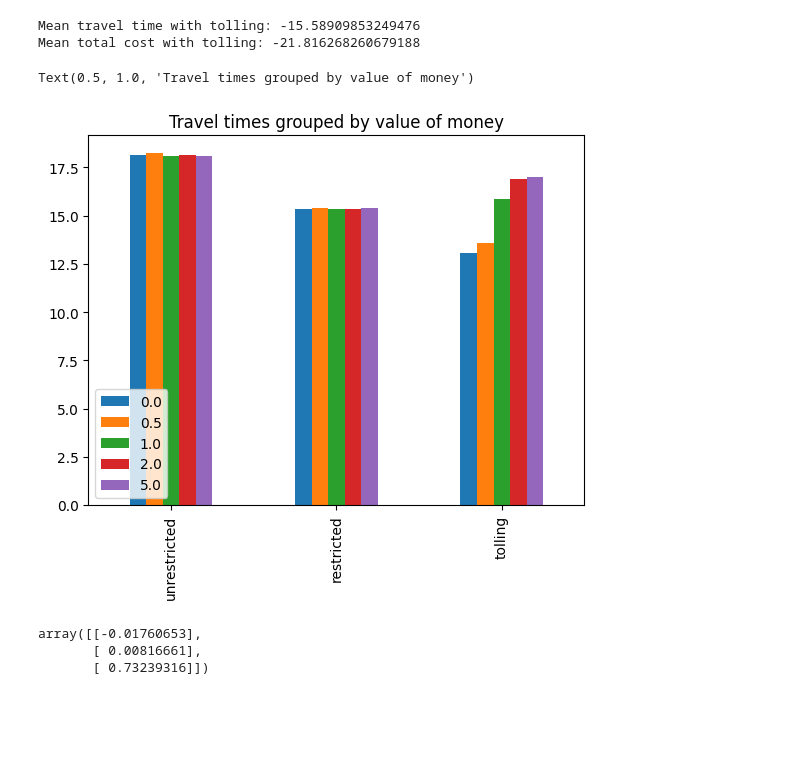
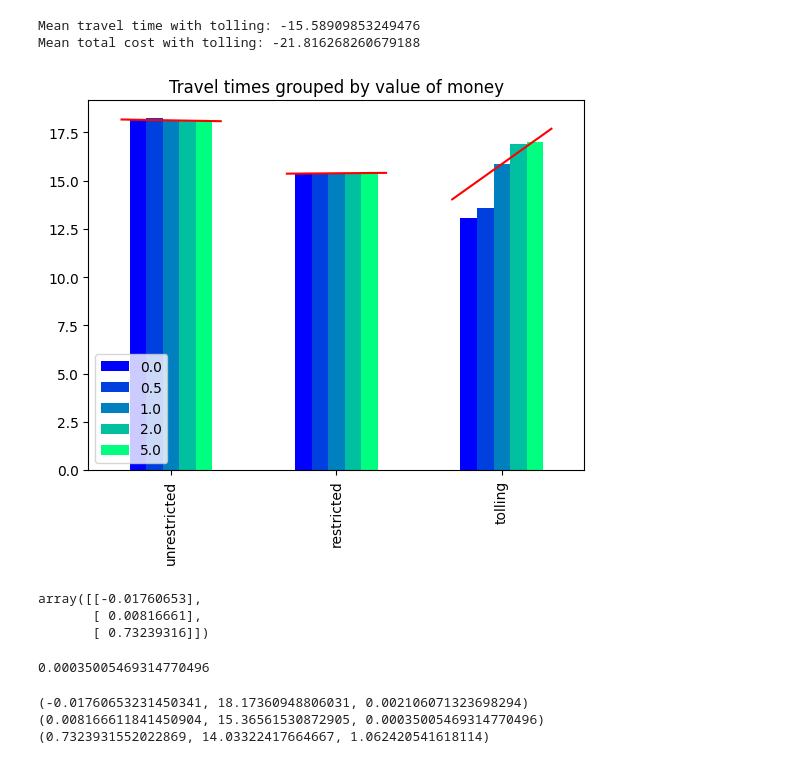
Before and after one commit to michoest/aamas-2024, a Jupyter notebook: src/traffic/v3/single_braess.ipynb, the cells around one changed output. Cells and saved outputs as stored; diff of their text form; code cells hidden in the pictures; blank space fills up the shorter version.

```diff
--- a/src/traffic/v3/single_braess.ipynb
+++ b/src/traffic/v3/single_braess.ipynb
@@ -210,11 +211,14 @@ t = car_stats_tolling.groupby('value_of_money')['travel_time'].mean()
 
 travel_times = pd.concat([u, r, t], keys=['unrestricted', 'restricted', 'tolling'], axis=1)
 # %%
-ax = travel_times.transpose().plot(kind='bar')
+ax = travel_times.transpose().plot(kind='bar', cmap=mpl.colormaps['winter'])
 ax.legend(loc='lower left')
 ax.set_title('Travel times grouped by value of money')
+
+for offset, data in enumerate([u, r, t]):
+    s, i, _ = slope_and_mse(data)
+    ax.plot([offset - 0.3, offset + 0.3], [i, i + 5*s], 'r')
 # %% [output]
-Text(0.5, 1.0, 'Travel times grouped by value of money')
-[figure, old version]
+[figure, new version]
 # %%
 from sklearn.linear_model import LinearRegression
@@ -224,3 +231,10 @@ LinearRegression().fit(travel_times.index.to_numpy().reshape(-1, 1), travel_time
 array([[-0.01760653],
        [ 0.00816661],
        [ 0.73239316]])
+# %%
+lrr = LinearRegression()
+est = lrr.fit(r.index.to_numpy().reshape(-1, 1), r.to_numpy())
+
+mean_squared_error(r.to_numpy(), lrr.predict(r.index.to_numpy().reshape(-1, 1)))
+# %% [output]
+0.00035005469314770496
@@ -226,0 +248,7 @@ array([[-0.01760653],
+# %%
+for data in (u, r, t):
+    print(slope_and_mse(data))
+# %% [output]
+(-0.01760653231450341, 18.17360948806031, 0.002106071323698294)
+(0.008166611841450904, 15.36561530872905, 0.00035005469314770496)
+(0.7323931552022869, 14.03322417664667, 1.062420541618114)
```
Also changed, not shown: parts of 3 cells of this notebook, 9 other files.
